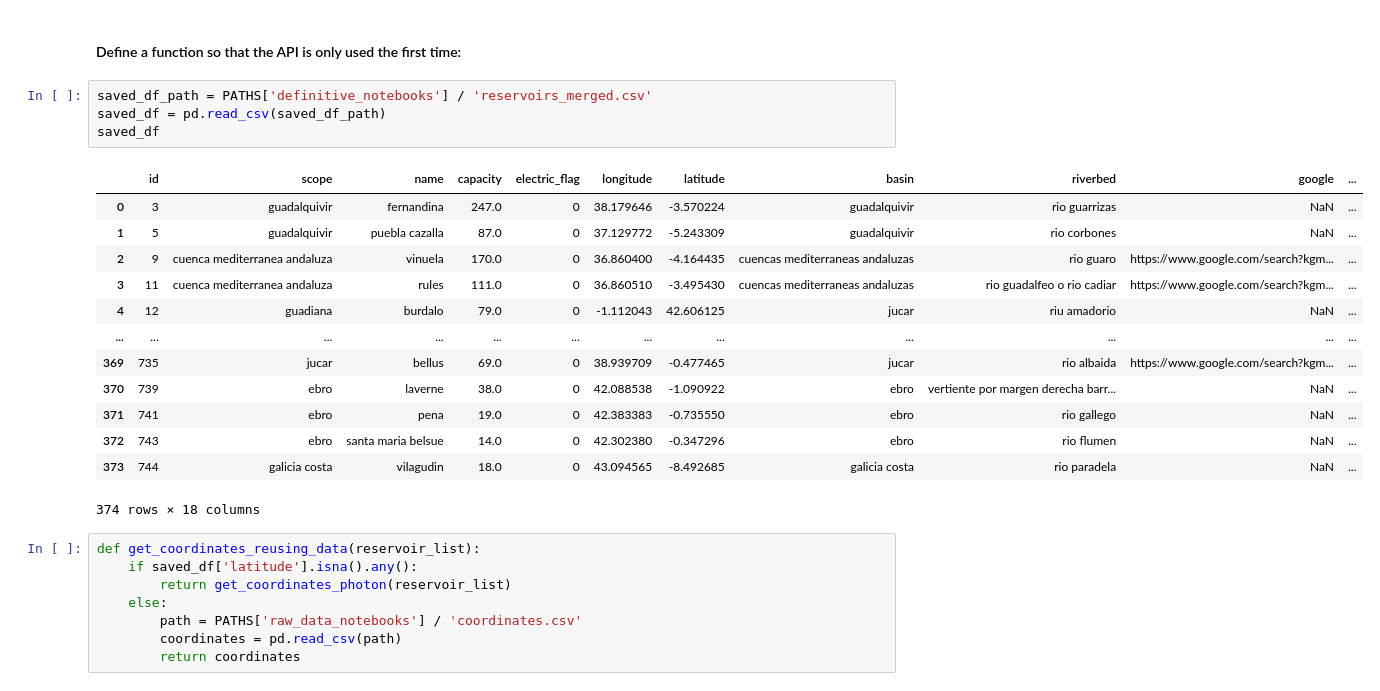
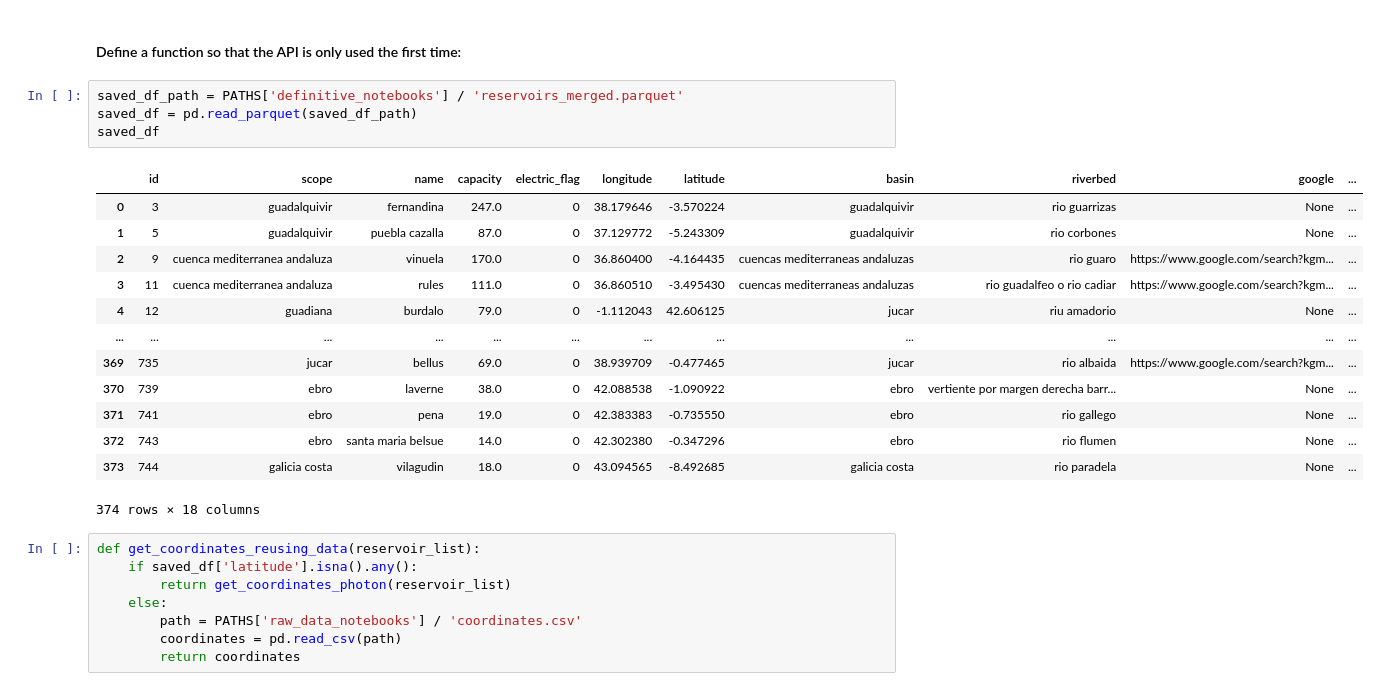
Before and after one commit to ivanver02/reservoir-data-platform, a Jupyter notebook: notebooks/data_cleaning/merges.ipynb, the cells around one changed output. Saved outputs shown, nothing was run; the diff lists cells and outputs as text.

Commit message:
Every notebook code is already implemented

```diff
--- a/notebooks/data_cleaning/merges.ipynb
+++ b/notebooks/data_cleaning/merges.ipynb
@@ -357,22 +360,22 @@ reservoirs_without_coordinates
 # %% [markdown]
 #### Define a function so that the API is only used the first time:
 # %%
-saved_df_path = PATHS['definitive_notebooks'] / 'reservoirs_merged.csv'
-saved_df = pd.read_csv(saved_df_path)
+saved_df_path = PATHS['definitive_notebooks'] / 'reservoirs_merged.parquet'
+saved_df = pd.read_parquet(saved_df_path)
 saved_df
 # %% [output]
 |  | id | scope | name | capacity | electric_flag | longitude | latitude | basin | riverbed | google | ... |
-| 0 | 3 | guadalquivir | fernandina | 247.0 | 0 | 38.179646 | -3.570224 | guadalquivir | rio guarrizas | NaN | ... |
-| 1 | 5 | guadalquivir | puebla cazalla | 87.0 | 0 | 37.129772 | -5.243309 | guadalquivir | rio corbones | NaN | ... |
+| 0 | 3 | guadalquivir | fernandina | 247.0 | 0 | 38.179646 | -3.570224 | guadalquivir | rio guarrizas | None | ... |
+| 1 | 5 | guadalquivir | puebla cazalla | 87.0 | 0 | 37.129772 | -5.243309 | guadalquivir | rio corbones | None | ... |
 | 2 | 9 | cuenca mediterranea andaluza | vinuela | 170.0 | 0 | 36.860400 | -4.164435 | cuencas mediterraneas andaluzas | rio guaro | https://www.google.com/search?kgm... | ... |
 | 3 | 11 | cuenca mediterranea andaluza | rules | 111.0 | 0 | 36.860510 | -3.495430 | cuencas mediterraneas andaluzas | rio guadalfeo o rio cadiar | https://www.google.com/search?kgm... | ... |
-| 4 | 12 | guadiana | burdalo | 79.0 | 0 | -1.112043 | 42.606125 | jucar | riu amadorio | NaN | ... |
+| 4 | 12 | guadiana | burdalo | 79.0 | 0 | -1.112043 | 42.606125 | jucar | riu amadorio | None | ... |
 | ... | ... | ... | ... | ... | ... | ... | ... | ... | ... | ... | ... |
 | 369 | 735 | jucar | bellus | 69.0 | 0 | 38.939709 | -0.477465 | jucar | rio albaida | https://www.google.com/search?kgm... | ... |
-| 370 | 739 | ebro | laverne | 38.0 | 0 | 42.088538 | -1.090922 | ebro | vertiente por margen derecha barr... | NaN | ... |
-| 371 | 741 | ebro | pena | 19.0 | 0 | 42.383383 | -0.735550 | ebro | rio gallego | NaN | ... |
-| 372 | 743 | ebro | santa maria belsue | 14.0 | 0 | 42.302380 | -0.347296 | ebro | rio flumen | NaN | ... |
-| 373 | 744 | galicia costa | vilagudin | 18.0 | 0 | 43.094565 | -8.492685 | galicia costa | rio paradela | NaN | ... |
+| 370 | 739 | ebro | laverne | 38.0 | 0 | 42.088538 | -1.090922 | ebro | vertiente por margen derecha barr... | None | ... |
+| 371 | 741 | ebro | pena | 19.0 | 0 | 42.383383 | -0.735550 | ebro | rio gallego | None | ... |
+| 372 | 743 | ebro | santa maria belsue | 14.0 | 0 | 42.302380 | -0.347296 | ebro | rio flumen | None | ... |
+| 373 | 744 | galicia costa | vilagudin | 18.0 | 0 | 43.094565 | -8.492685 | galicia costa | rio paradela | None | ... |
 374 rows × 18 columns
 # %%
 def get_coordinates_reusing_data(reservoir_list):
```
Also changed, not shown: parts of 4 cells of this notebook, 18 other files.
